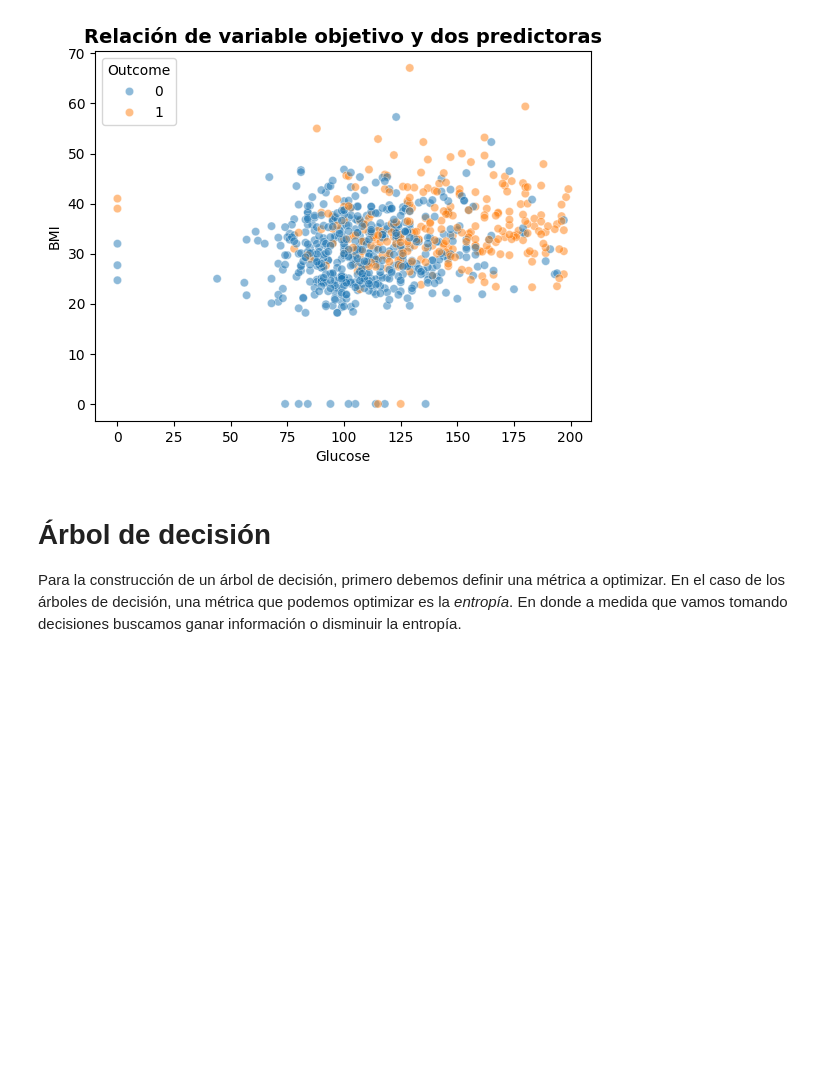
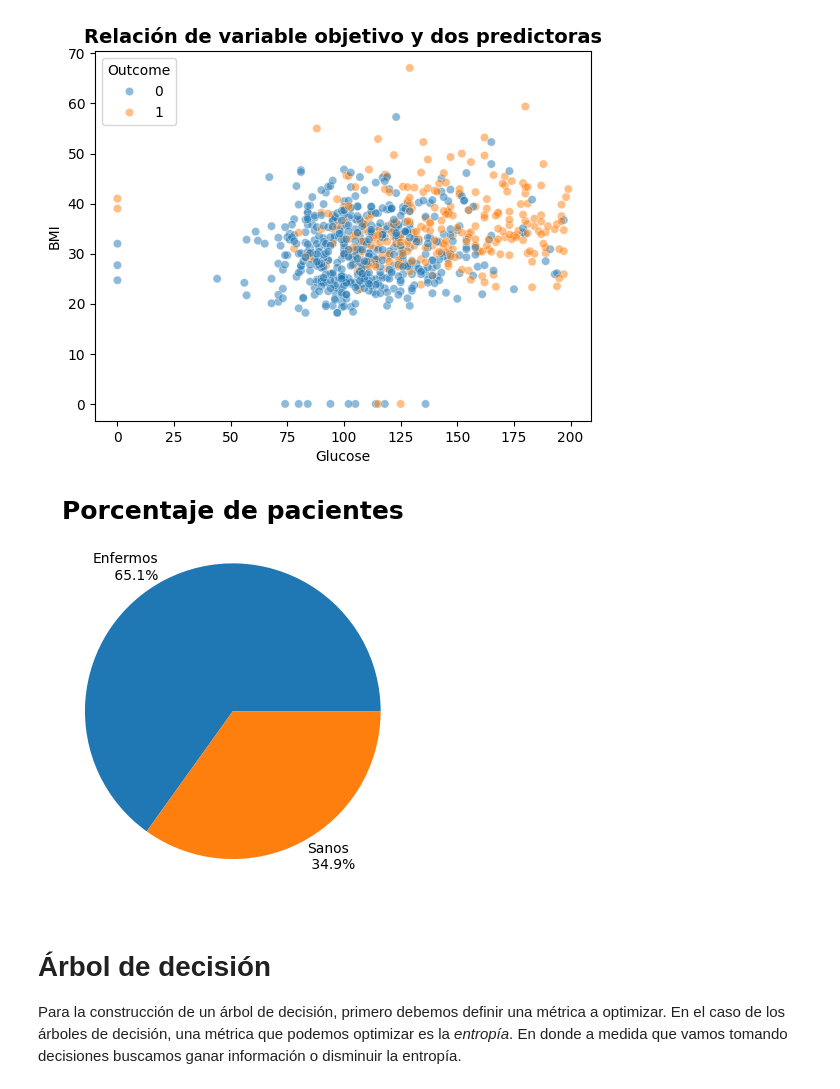
Before and after one commit to JaznaLaProfe/Mineria_de_datos, a Jupyter notebook: notebooks/9_BIY7121_Árbol_de_decisión.ipynb, the cells around one changed output. Cells and saved outputs as stored; diff of their text form; code cells hidden in the pictures; blank space fills up the shorter version.

```diff
--- a/notebooks/9_BIY7121_Árbol_de_decisión.ipynb
+++ b/notebooks/9_BIY7121_Árbol_de_decisión.ipynb
@@ -106,6 +106,21 @@ plt.title("Relación de variable objetivo y dos predictoras", fontsize=14, fontw
 plt.show()
 # %% [output]
 [figure]
+# %%
+# Gráfico de tortas del porcentaje de pacientes
+clases = np.array([diabetes[diabetes.Outcome == 0.0].shape[0],
+                   diabetes[diabetes.Outcome == 1.0].shape[0]])
+
+# Creando las leyendas del gráfico.
+labels = [ str(round(x * 1.0 / clases.sum() * 100.0, 2)) + '%'  for x in clases ]
+labels[0] = 'Enfermos\n ' + labels[0]
+labels[1] = 'Sanos\n ' + labels[1]
+
+plt.pie(clases, labels=labels)
+plt.title('Porcentaje de pacientes', fontsize=18, fontweight="bold")
+plt.show()
+# %% [output]
+[figure, added]
 # %% [markdown]
 # Árbol de decisión
 
```
Also changed, not shown: parts of 7 cells of this notebook, 1 other file.
